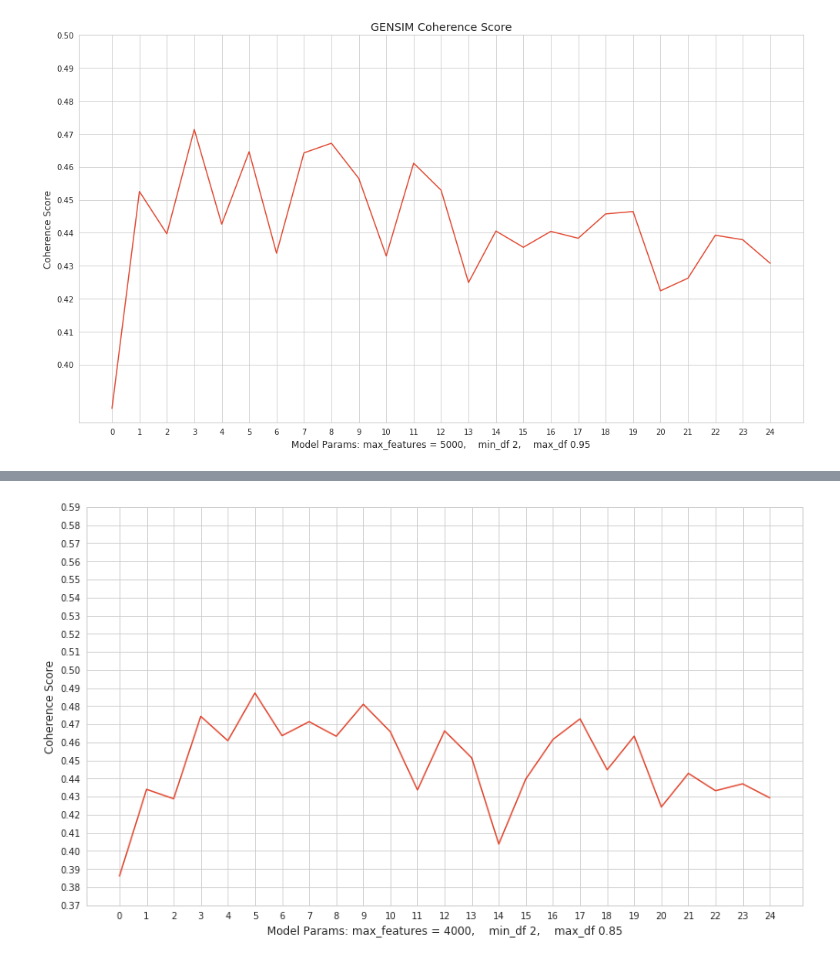
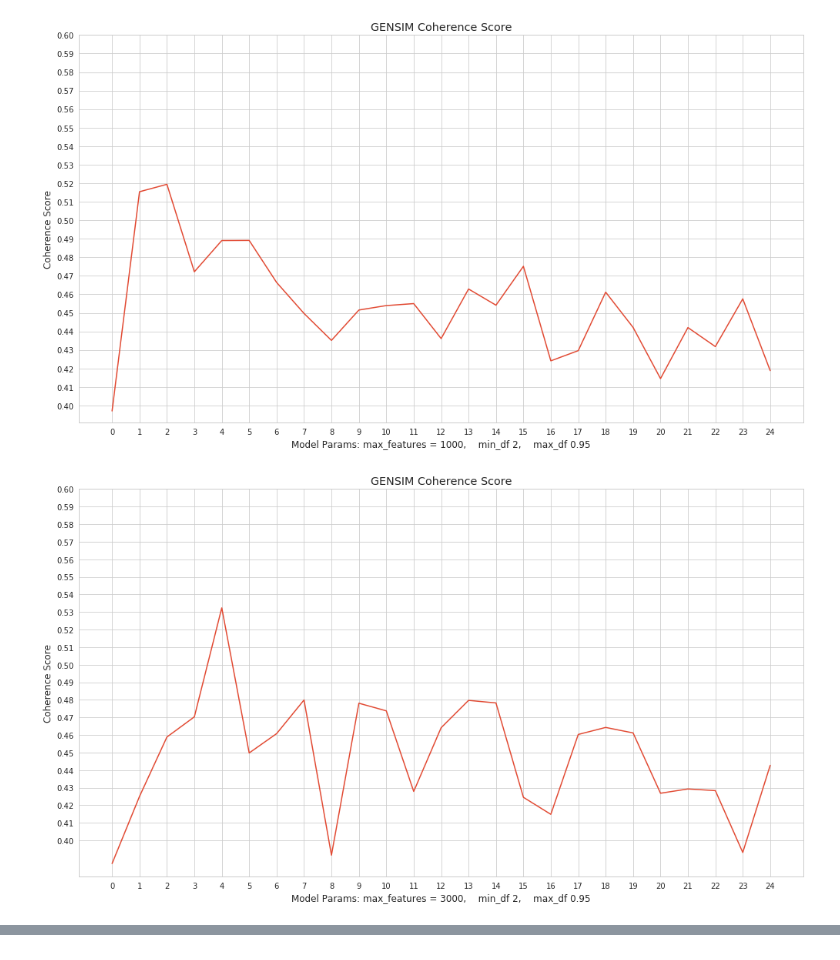
Before and after one commit to GrilledJeez/amazon_product_feature_analysis, a Jupyter notebook: topic_count_selection.ipynb, the cells around one changed output, grey strips where cells are left out. Saved outputs shown, nothing was run; the diff lists cells and outputs as text; code cells hidden in the pictures.

```diff
--- a/topic_count_selection.ipynb
+++ b/topic_count_selection.ipynb
@@ -37,0 +29,2 @@ df.review_date = pd.to_datetime(df3.review_date)
+# %%
+df = pd.read_csv('data/model_ready_data')
@@ -38,6 +33,9 @@ df.review_date = pd.to_datetime(df3.review_date)
 # %%
 def topic_modeler(df, max_features, min_df, max_df, topic_max = 20, topic_step = 1):
-    # Use Gensim's NMF to get the best num of topics via coherence score
+    '''
+    Use Gensim's NMF to get the best num of topics via coherence score
+    '''
+
     texts = df['model_ready'].str.split()
 
     # Create a dictionary
@@ -93,14 +91,14 @@ def topic_modeler(df, max_features, min_df, max_df, topic_max = 20, topic_step =
     scores = list(zip(topic_nums, coherence_scores))
     best_num_topics = sorted(scores, key=itemgetter(1), reverse=True)[0][0]
 
-#     if len(coherence_scores) == topic_max:
+    # if len(coherence_scores) == topic_max:
     fig, ax = plt.subplots(figsize=(14,8))
     plt.xlabel('Model Params: max_features = '+str(max_features)+',    min_df '+str(min_df)
                +',    max_df '+str(max_df))
     plt.ylabel('Coherence Score')
     plt.plot(range(0,topic_max), coherence_scores)
     plt.xticks(np.arange(0, topic_max, step=1))
-    plt.yticks(np.arange(.4,.51,step=.01))
+    plt.yticks(np.arange(.4,.61,step=.01))
     ax.set_title("GENSIM Coherence Score")
     plt.tight_layout()
     plt.show()
@@ -113,6 +117,8 @@ topic_modeler(df1, 3000, 2,.95,25, 1)
 # %%
-# topic_modeler(df1, 3000, 1,.95,25, 1)
-topic_modeler(df1, 5000, 2,.95,25, 1)
-# topic_modeler(df1, 3000, 3,.95,25, 1)
+topic_modeler(df, 1000, 2,.95,25, 1)
+topic_modeler(df, 3000, 2,.95,25, 1)
+topic_modeler(df, 5000, 2,.95,25, 1)
+topic_modeler(df, 10000, 2,.95,25, 1)
 # %% [output]
-[figure, old version]
+[figure, new version]
+[figure, added]
@@ -119,6 +126,0 @@ topic_modeler(df1, 5000, 2,.95,25, 1)
-# %%
-# topic_modeler(df1, 10000, 1,.85,25, 1)
-topic_modeler(df1, 4000, 2,.85,25, 1)
-# topic_modeler(df1, 10000, 3,.85,25, 1)
-# %% [output]
-[figure, removed]
```
Also changed, not shown: parts of 16 cells of this notebook, 2 other files.
